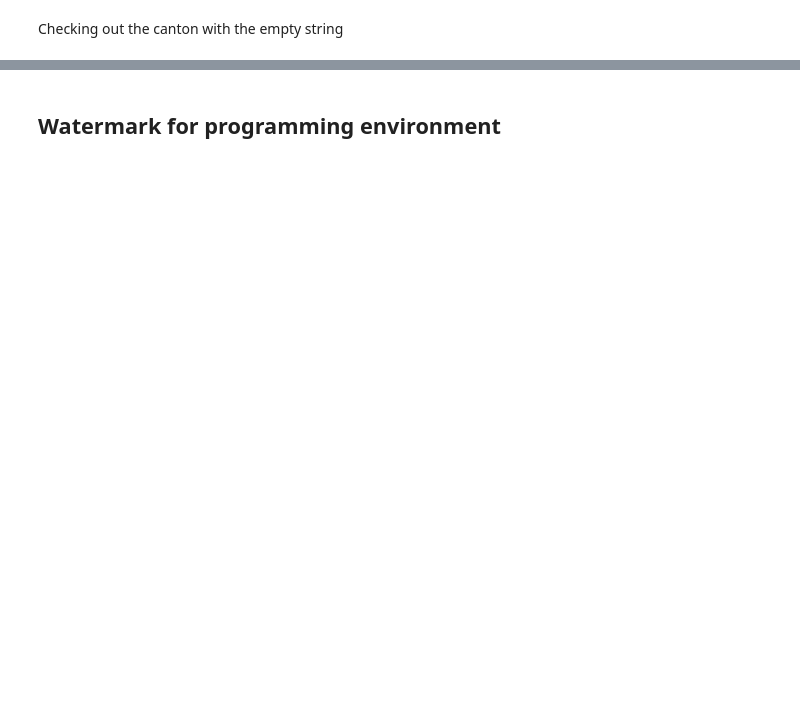
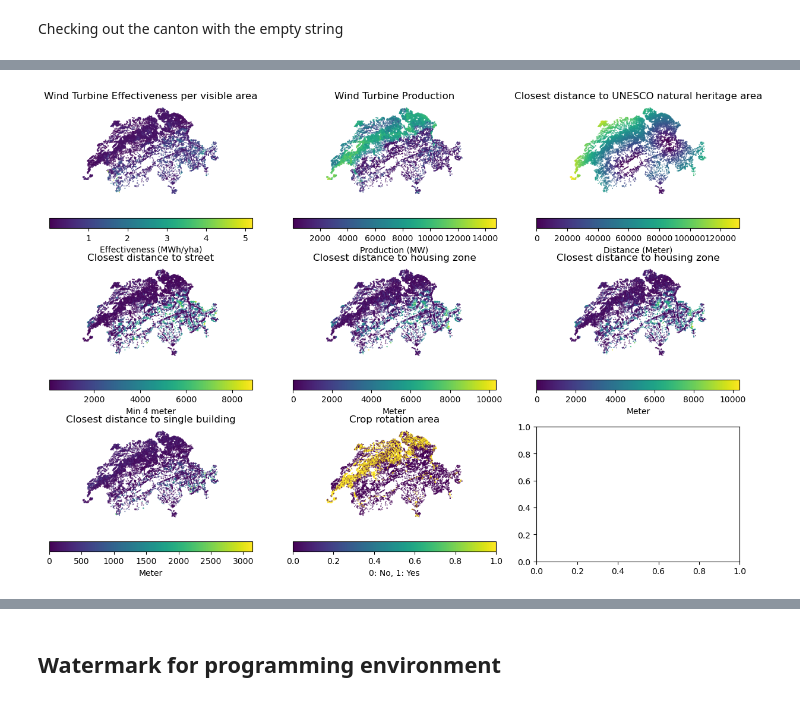
Before and after one commit to percw/Swiss_wind-turbine_optimization, a Jupyter notebook: wind_optimization.ipynb, the cells around one changed output, grey strips where cells are left out. Cells and saved outputs as stored; diff of their text form; code cells hidden in the pictures; blank space fills up the shorter version.

Commit message:
WIP maps with different color based on columns

```diff
--- a/wind_optimization.ipynb
+++ b/wind_optimization.ipynb
@@ -39,9 +40,8 @@ if not os.path.exists('./Geospatial_raw_data/'):
 
 # Loading the file from local to Pandas data frame
 dbf = DBF('./Geospatial_raw_data/spat_pts.dbf', encoding='UTF-8')
-#shp = DBF('./Geospatial_raw_data/spat_pts.shp', encoding='UTF-8')
+gdf = gpd.read_file('./Geospatial_raw_data/spat_pts.shp')
 df_dbf_raw = DataFrame(iter(dbf))
-#df_shp_raw = DataFrame(iter(shp))
 # %% [markdown]
 File: `spat_pts.dbf` - consists of candidate wind turbine locations in Switzerland which are technically feasible. The readme file provides details about the 30 attributes further attributes and the coordinate reference system.
 # %%
@@ -78,0 +115,51 @@ display(df_raw[df_raw["CANT_NAME"] == ''])
+# %%
+# Creating a figure with six subplots
+
+fig, axes = plt.subplots(3, 3, figsize=(15, 10))
+
+markersize = 0.1
+
+gdf.plot(column='ENER_DENS', ax=axes[0, 0], markersize=markersize, cmap='viridis', legend=True, legend_kwds={
+    'label': "Effectiveness (MWh/yha)", 'orientation': "horizontal"})
+axes[0, 0].set_title("Wind Turbine Effectiveness per visible area")
+axes[0, 0].set_axis_off()
+
+gdf.plot(column='prod_MW', ax=axes[0, 1], markersize=markersize, cmap='viridis', legend=True, legend_kwds={
+    'label': "Production (MW)", 'orientation': "horizontal"})
+axes[0, 1].set_title("Wind Turbine Production")
+axes[0, 1].set_axis_off()
+
+gdf.plot(column='DIST_UNE_N', ax=axes[0, 2], markersize=markersize, cmap='viridis', legend=True, legend_kwds={
+    'label': "Distance (Meter)", 'orientation': "horizontal"})
+axes[0, 2].set_title("Closest distance to UNESCO natural heritage area")
+axes[0, 2].set_axis_off()
+
+gdf.plot(column='DIST_STRE', ax=axes[1, 0], markersize=markersize, cmap='viridis', legend=True, legend_kwds={
+    'label': "Min 4 meter", 'orientation': "horizontal"})
+axes[1, 0].set_title("Closest distance to street")
+axes[1, 0].set_axis_off()
+
+gdf.plot(column='DIST_HZ', ax=axes[1, 1], markersize=markersize, cmap='viridis', legend=True, legend_kwds={
+    'label': "Meter", 'orientation': "horizontal"})
+axes[1, 1].set_title("Closest distance to housing zone")
+axes[1, 1].set_axis_off()
+
+gdf.plot(column='DIST_HZ', ax=axes[1, 2], markersize=markersize, cmap='viridis', legend=True, legend_kwds={
+    'label': "Meter", 'orientation': "horizontal"})
+axes[1, 2].set_title("Closest distance to housing zone")
+axes[1, 2].set_axis_off()
+
+gdf.plot(column='DIST_BUILD', ax=axes[2, 0], markersize=markersize, cmap='viridis', legend=True, legend_kwds={
+    'label': "Meter", 'orientation': "horizontal"})
+axes[2, 0].set_title("Closest distance to single building")
+axes[2, 0].set_axis_off()
+
+gdf.plot(column='FFF', ax=axes[2, 1], markersize=markersize, cmap='viridis', legend=True, legend_kwds={
+    'label': "0: No, 1: Yes", 'orientation': "horizontal"})
+axes[2, 1].set_title("Crop rotation area")
+axes[2, 1].set_axis_off()
+
+# Showing the plot
+fig.show()
+# %% [output]
+[figure, added]
```
Also changed, not shown: parts of 9 cells of this notebook, 1 other file.
